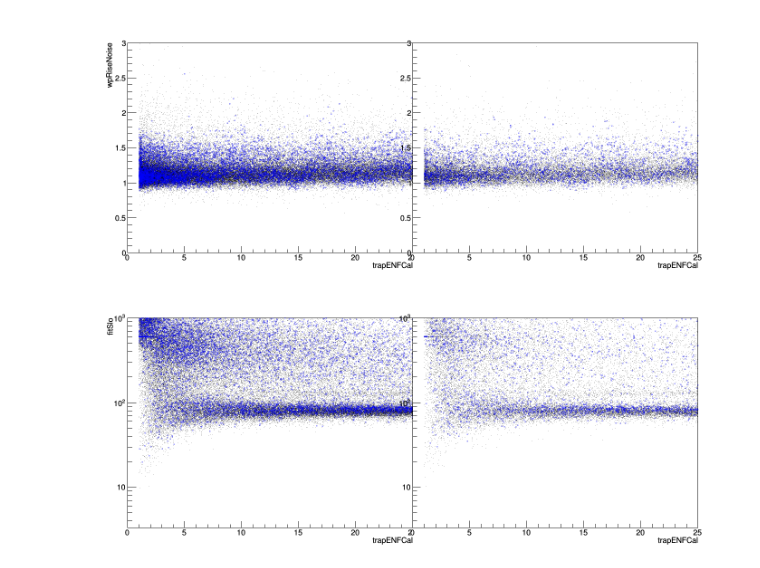
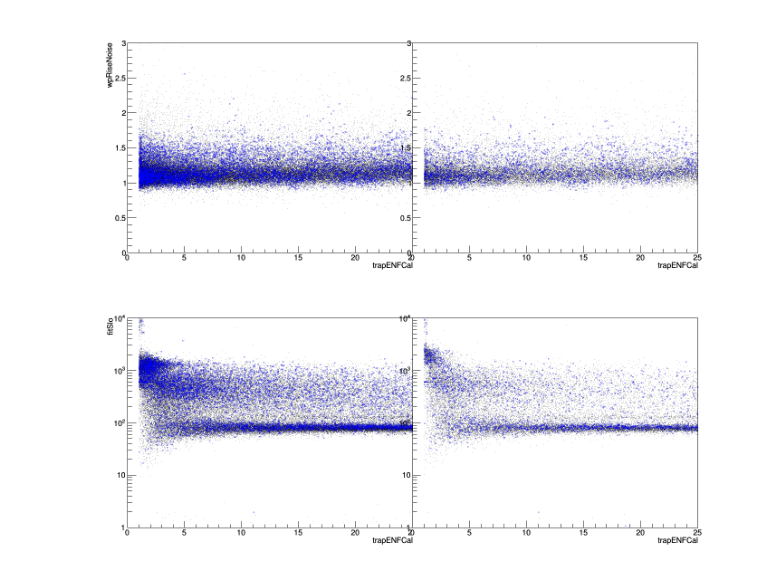
Before and after one commit to wisecg/LAT, a Jupyter notebook: jupyter/LATDiagnostics_DS1Cal.ipynb, the cells around one changed output. Saved outputs shown, nothing was run; the diff lists cells and outputs as text; code cells hidden in the pictures.

Commit message:
Added some more plots

```diff
--- a/jupyter/LATDiagnostics_DS1Cal.ipynb
+++ b/jupyter/LATDiagnostics_DS1Cal.ipynb
@@ -96,25 +96,25 @@ c1.Draw()
 # %%
 # fitSlo
 xBins, xBinL, xBinH = 100, 0, 25
-yBins, yBinL, yBinH = 300, 0, 1000
+yBins, yBinL, yBinH = 10000, 0, 10000
 xStr, yStr = 'trapENFCal', 'fitSlo'
 h1=ROOT.TH2D("h1","",xBins,xBinL,xBinH,yBins,yBinL,yBinH)
 skimTree.Project("h1",yStr+":"+xStr,theCut+"&& mHL==1")
 h2=ROOT.TH2D("h2","",xBins,xBinL,xBinH,yBins,yBinL,yBinH)
 skimTree.Project("h2",yStr+":"+xStr,theCut+"&& mHL==2")
 h1.GetXaxis().SetTitle(xStr); h1.GetYaxis().SetTitle(yStr)
 h2.GetXaxis().SetTitle(xStr)
 h1.SetMarkerColorAlpha(ROOT.kBlack, 0.5)
 h2.SetMarkerColorAlpha(ROOT.kBlack, 0.5)
 c1.cd(1);ROOT.gPad.SetLogy(1);h1.Draw()
 c1.cd(2);ROOT.gPad.SetLogy(1);h2.Draw()
 # Highlight Channel 626
 h3=ROOT.TH2D("h3","",xBins,xBinL,xBinH,yBins,yBinL,yBinH)
 skimTree.Project("h3",yStr+":"+xStr,theCut+"&& mHL==1 && channel == 626")
 h4=ROOT.TH2D("h4","",xBins,xBinL,xBinH,yBins,yBinL,yBinH)
 skimTree.Project("h4",yStr+":"+xStr,theCut+"&& mHL==2 && channel == 626")
 c1.cd(1); h3.SetMarkerColorAlpha(ROOT.kBlue, 0.35); h3.SetMarkerStyle(7); h3.Draw("SAME")
 c1.cd(2); h4.SetMarkerColorAlpha(ROOT.kBlue, 0.35); h4.SetMarkerStyle(7); h4.Draw("SAME")
 c1.Draw()
 # %% [output]
-[figure, old version]
+[figure, new version]
```
Also changed, not shown: parts of 4 cells of this notebook.
